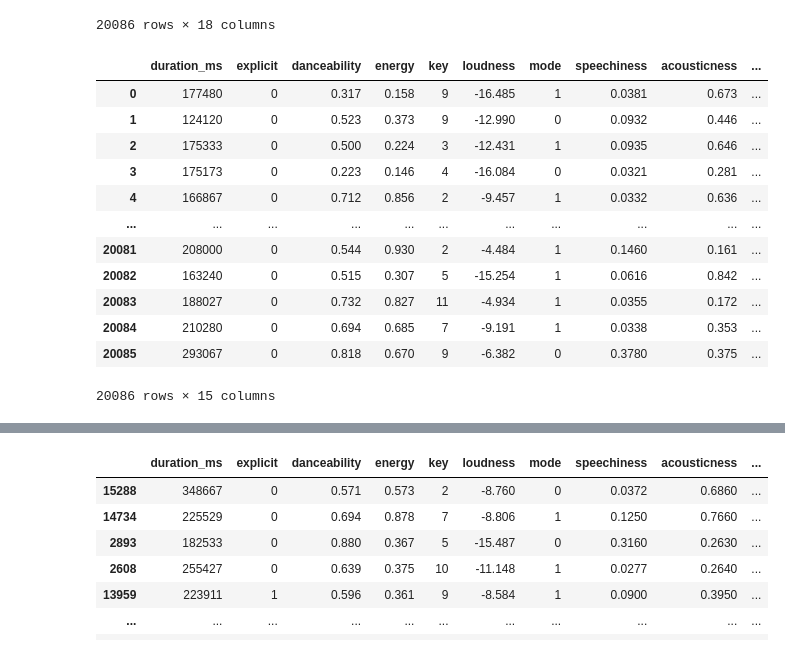
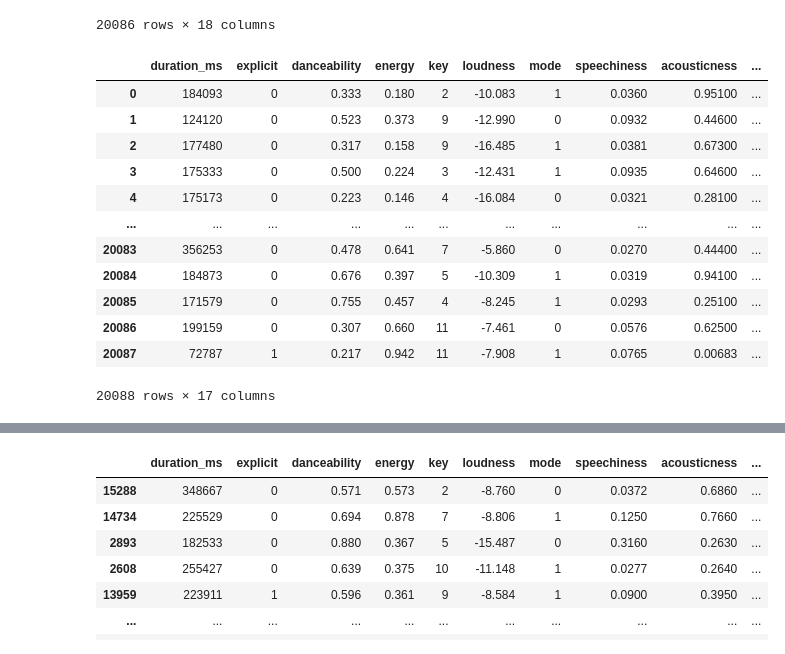
Before and after one commit to xRiku/gp-ufes, a Jupyter notebook: billboard_x_spotify.ipynb, the cells around one changed output, grey strips where cells are left out. Saved outputs shown, nothing was run; the diff lists cells and outputs as text; code cells hidden in the pictures.

```diff
--- a/billboard_x_spotify.ipynb
+++ b/billboard_x_spotify.ipynb
@@ -156,0 +203,3 @@ billboard2.loc[billboard2['artist'] == 'BLACKPINK'][['name', 'artist', 'cumulati
+# %%
+total_in_billboard = len(merged_df[~merged_df['weeks'].isna()])
+total_in_billboard
@@ -157,5 +212,5 @@ billboard2.loc[billboard2['artist'] == 'BLACKPINK'][['name', 'artist', 'cumulati
 # %%
-sanitized_merged_df = merged_df[merged_df['weeks'].isna()].reset_index(drop=True)
-sanitized_merged_df
+unsuccessful_df = merged_df[merged_df['weeks'].isna()].reset_index(drop=True)
+unsuccessful_df
 # %% [output]
 |  | name | duration_ms | explicit | release_date | danceability | energy | key | loudness | mode | ... |
@@ -174,5 +229,5 @@ sanitized_merged_df
 # %%
-samples_df = sanitized_merged_df.sample(n=total_in_billboard)
+samples_df = unsuccessful_df.sample(n=total_in_billboard, random_state=2023)
 samples_df
 # %% [output]
 |  | name | duration_ms | explicit | release_date | danceability | energy | key | loudness | mode | ... |
@@ -191,8 +246,7 @@ samples_df
 # %%
 concatenated_df = pd.concat([billboard_entries_df, samples_df]).reset_index(drop=True)
 # concatenated_df.columns
-concatenated_df['weeks'].fillna(0, inplace=True)
-concatenated_df["release_year"] = concatenated_df["release_date"].dt.year
+# concatenated_df['weeks'].fillna(0, inplace=True)
 concatenated_df
 # %% [output]
 |  | name | duration_ms | explicit | release_date | danceability | energy | key | loudness | mode | ... |
@@ -253,38 +304,38 @@ concatenated_df
 # %%
 hit_song_df = concatenated_df.copy()
 ### if it appears once in billboard hot 100 then it's a hit
 hit_song_df['hit'] = hit_song_df['weeks'].apply(lambda x: 1 if x else 0)
 
 # hit_song_df['artist'] = hit_song_df['weeks'].apply(get_category)
 
 # Function to get the category of the artist
-def get_artist_category(row, song_count=song_count):
-    if row['artist'] not in song_count.index:
-        return 'Unknown'
-    else:
-        return get_category(song_count[row['artist']])
+# def get_artist_category(row, song_count=song_count):
+#     if row['artist'] not in song_count.index:
+#         return 'Unknown'
+#     else:
+#         return get_category(song_count[row['artist']])
 
 # hit_song_df['artist_category'] = hit_song_df.apply(lambda x: get_artist_category(x), axis=1)
 
 # dummiees for most successful artists
 # artist_dummies = pd.get_dummies(hit_song_df['artist_category'])
 # hit_song_df = hit_song_df.drop(columns=['weeks', "name", "artist", "artist_category"])
-current_year = 2023
-hit_song_df['years_since_release'] = current_year - hit_song_df['release_year']
-hit_song_df = hit_song_df.drop(columns=['weeks', "name", "artist", "release_year", "release_date"])
+# current_year = 2023
+# hit_song_df['years_since_release'] = current_year - hit_song_df['release_year']
+hit_song_df = hit_song_df.drop(columns=['weeks', "name", "artist", "release_date", "date", "cumulative_artist_appearances"])
 # hit_song_df['artist_category'].value_counts()
 hit_song_df
 # %% [output]
 |  | duration_ms | explicit | danceability | energy | key | loudness | mode | speechiness | acousticness | ... |
-| 0 | 177480 | 0 | 0.317 | 0.158 | 9 | -16.485 | 1 | 0.0381 | 0.673 | ... |
-| 1 | 124120 | 0 | 0.523 | 0.373 | 9 | -12.990 | 0 | 0.0932 | 0.446 | ... |
-| 2 | 175333 | 0 | 0.500 | 0.224 | 3 | -12.431 | 1 | 0.0935 | 0.646 | ... |
-| 3 | 175173 | 0 | 0.223 | 0.146 | 4 | -16.084 | 0 | 0.0321 | 0.281 | ... |
-| 4 | 166867 | 0 | 0.712 | 0.856 | 2 | -9.457 | 1 | 0.0332 | 0.636 | ... |
+| 0 | 184093 | 0 | 0.333 | 0.180 | 2 | -10.083 | 1 | 0.0360 | 0.95100 | ... |
+| 1 | 124120 | 0 | 0.523 | 0.373 | 9 | -12.990 | 0 | 0.0932 | 0.44600 | ... |
+| 2 | 177480 | 0 | 0.317 | 0.158 | 9 | -16.485 | 1 | 0.0381 | 0.67300 | ... |
+| 3 | 175333 | 0 | 0.500 | 0.224 | 3 | -12.431 | 1 | 0.0935 | 0.64600 | ... |
+| 4 | 175173 | 0 | 0.223 | 0.146 | 4 | -16.084 | 0 | 0.0321 | 0.28100 | ... |
 | ... | ... | ... | ... | ... | ... | ... | ... | ... | ... | ... |
-| 20081 | 208000 | 0 | 0.544 | 0.930 | 2 | -4.484 | 1 | 0.1460 | 0.161 | ... |
-| 20082 | 163240 | 0 | 0.515 | 0.307 | 5 | -15.254 | 1 | 0.0616 | 0.842 | ... |
-| 20083 | 188027 | 0 | 0.732 | 0.827 | 11 | -4.934 | 1 | 0.0355 | 0.172 | ... |
-| 20084 | 210280 | 0 | 0.694 | 0.685 | 7 | -9.191 | 1 | 0.0338 | 0.353 | ... |
-| 20085 | 293067 | 0 | 0.818 | 0.670 | 9 | -6.382 | 0 | 0.3780 | 0.375 | ... |
+| 20083 | 356253 | 0 | 0.478 | 0.641 | 7 | -5.860 | 0 | 0.0270 | 0.44400 | ... |
+| 20084 | 184873 | 0 | 0.676 | 0.397 | 5 | -10.309 | 1 | 0.0319 | 0.94100 | ... |
+| 20085 | 171579 | 0 | 0.755 | 0.457 | 4 | -8.245 | 1 | 0.0293 | 0.25100 | ... |
+| 20086 | 199159 | 0 | 0.307 | 0.660 | 11 | -7.461 | 0 | 0.0576 | 0.62500 | ... |
+| 20087 | 72787 | 1 | 0.217 | 0.942 | 11 | -7.908 | 1 | 0.0765 | 0.00683 | ... |
-20086 rows × 15 columns
+20088 rows × 17 columns
```
Also changed, not shown: parts of 37 cells of this notebook.
